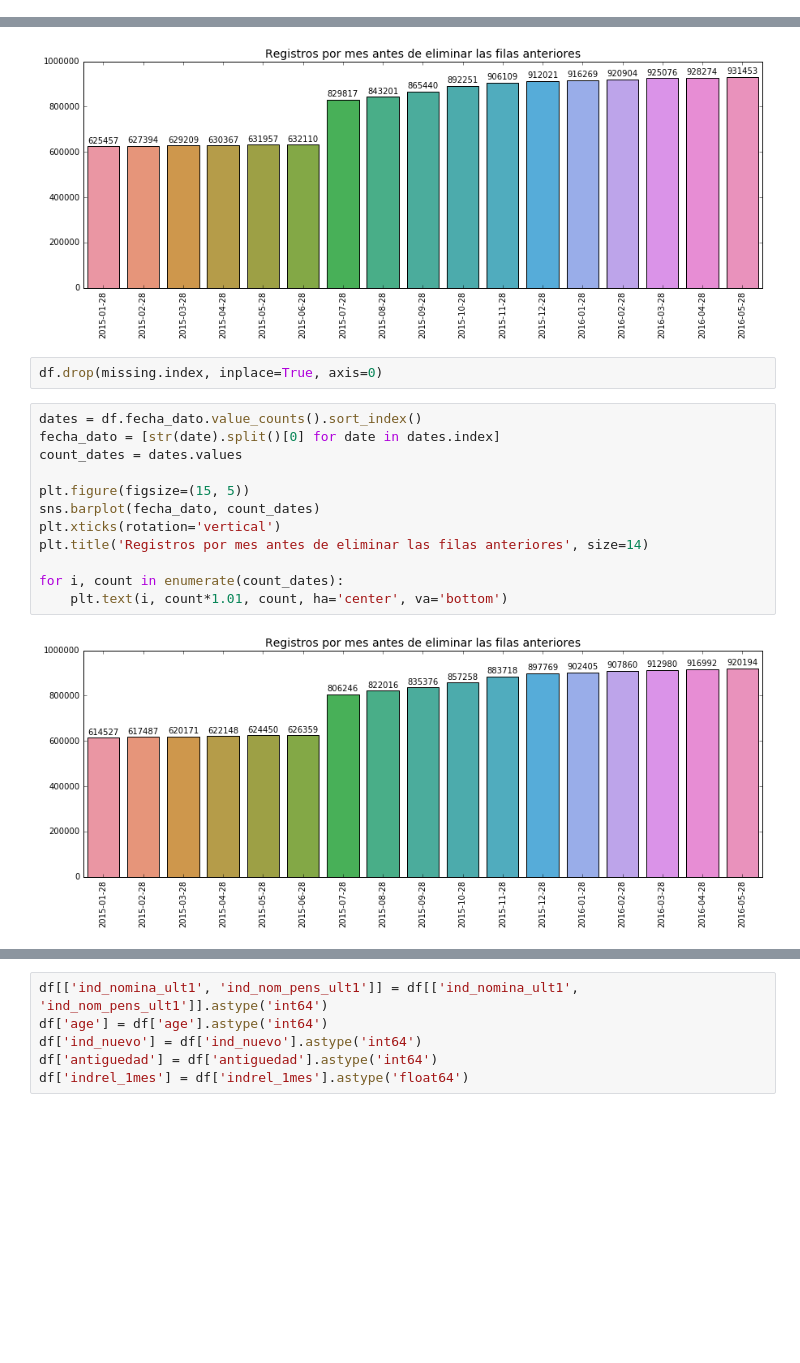
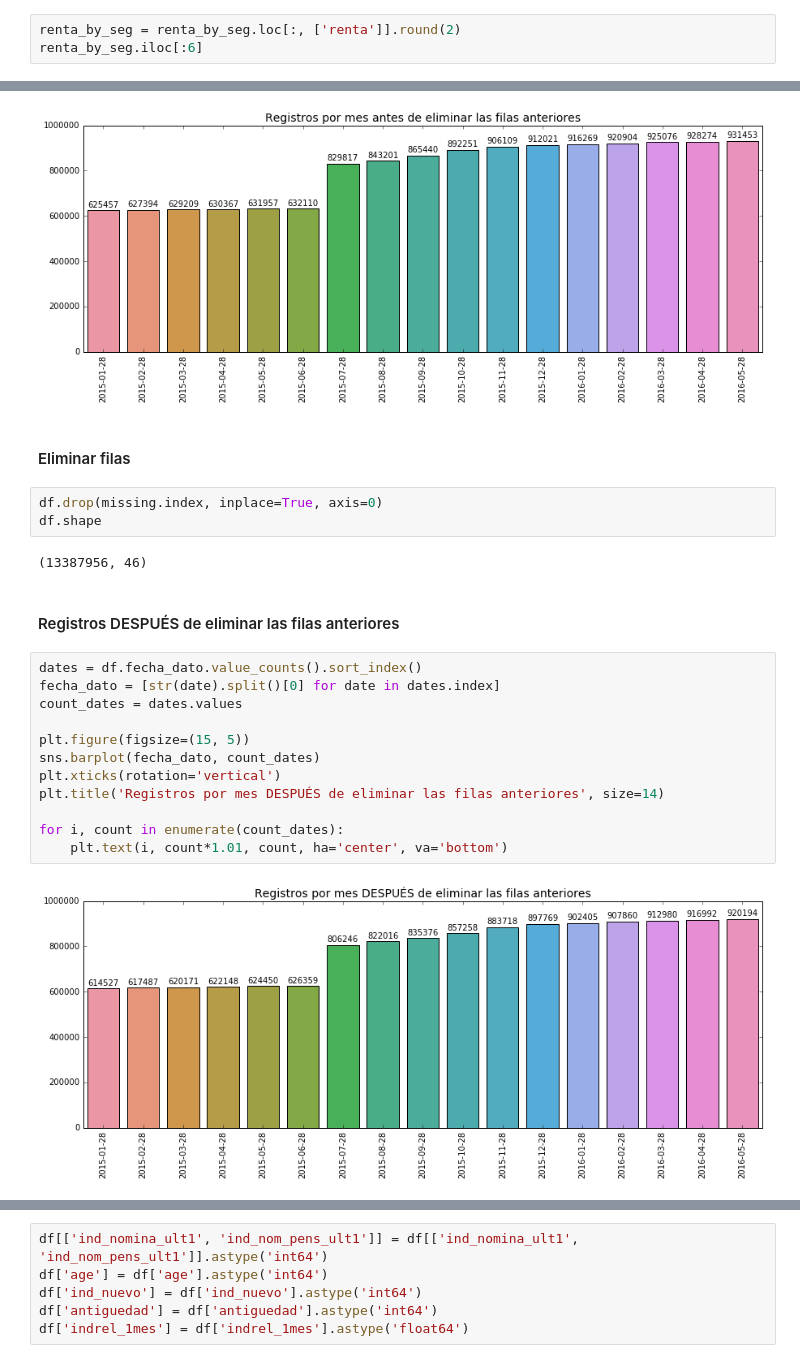
Before and after one commit to sergioml/degree_project, a Jupyter notebook: processing_data_v2.ipynb, the cells around one changed output, grey strips where cells are left out. Saved outputs shown, nothing was run; the diff lists cells and outputs as text; blank space fills up the shorter version.

```diff
--- a/processing_data_v2.ipynb
+++ b/processing_data_v2.ipynb
@@ -49,3 +51,6 @@ renta_by_seg.iloc[:6]
 | ALBACETE | 01 - TOP | 90440.961226 |
 |  | 02 - PARTICULARES | 85873.202656 |
 |  | 03 - UNIVERSITARIO | 81308.387749 |
+# %%
+renta_by_seg = renta_by_seg.loc[:, ['renta']].round(2)
+renta_by_seg.iloc[:6]
@@ -91,19 +105,26 @@ for i, count in enumerate(count_dates):
     plt.text(i, count*1.01, count, ha='center', va='bottom')
 # %% [output]
 [figure]
+# %% [markdown]
+#### Eliminar filas
 # %%
 df.drop(missing.index, inplace=True, axis=0)
+df.shape
+# %% [output]
+(13387956, 46)
+# %% [markdown]
+#### Registros DESPUÉS de eliminar las filas anteriores
 # %%
 dates = df.fecha_dato.value_counts().sort_index()
 fecha_dato = [str(date).split()[0] for date in dates.index]
 count_dates = dates.values
 
 plt.figure(figsize=(15, 5))
 sns.barplot(fecha_dato, count_dates)
 plt.xticks(rotation='vertical')
-plt.title('Registros por mes antes de eliminar las filas anteriores', size=14)
+plt.title('Registros por mes DESPUÉS de eliminar las filas anteriores', size=14)
 
 for i, count in enumerate(count_dates):
     plt.text(i, count*1.01, count, ha='center', va='bottom')
 # %% [output]
-[figure, old version]
+[figure, new version]
```
Also changed, not shown: parts of 13 cells of this notebook, 1 other file.
